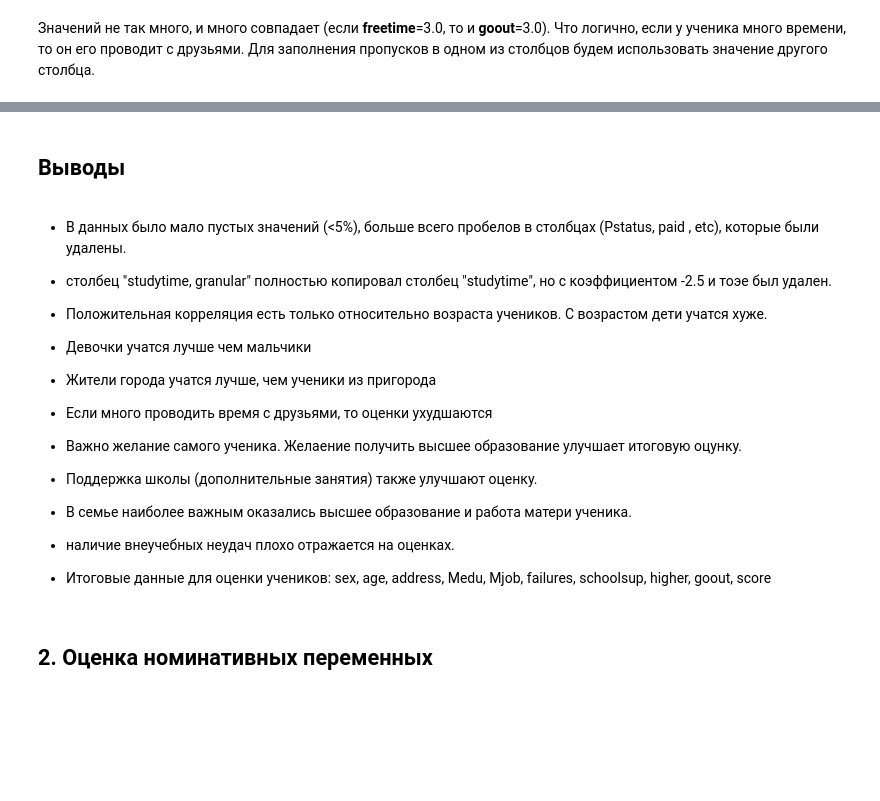
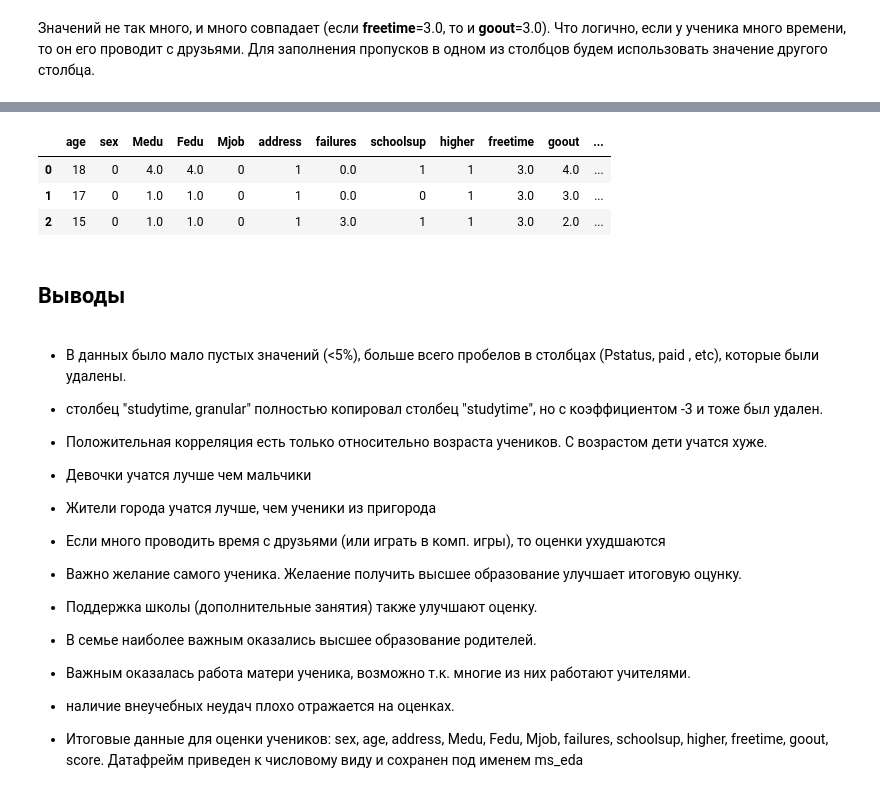
Before and after one commit to Deus99/skillfactory_rds, a Jupyter notebook: module_2/EDA_Unicef.ipynb, the cells around one changed output, grey strips where cells are left out. Cells and saved outputs as stored; diff of their text form; code cells hidden in the pictures; blank space fills up the shorter version.

```diff
--- a/module_2/EDA_Unicef.ipynb
+++ b/module_2/EDA_Unicef.ipynb
@@ -1137,0 +1055,3 @@ math_EDA.sample(5)
+# %%
+cols_catr = get_stat_dif(columns)
+print('найдены статистические различия для колонок:', cols_catr)
@@ -1137,0 +1062,8 @@ math_EDA.sample(5)
+# %%
+cols_eda = []
+cols_eda.append('age')
+cols_eda.extend(cols_catr)
+cols_eda.append('score')
+
+ms_eda = ms[cols_eda]
+ms_eda.info()
@@ -1137,0 +1090,13 @@ math_EDA.sample(5)
+# %%
+for column in (ms_eda.select_dtypes('object').columns):
+    dict_repl = {}
+    for i, col_name in enumerate(ms_eda[column].sort_values().unique()):
+        dict_repl[col_name] = i
+    ms_eda = ms_eda.replace({column : dict_repl})
+
+ms_eda.head(3)
+# %% [output]
+|  | age | sex | Medu | Fedu | Mjob | address | failures | schoolsup | higher | freetime | goout | ... |
+| 0 | 18 | 0 | 4.0 | 4.0 | 0 | 1 | 0.0 | 1 | 1 | 3.0 | 4.0 | ... |
+| 1 | 17 | 0 | 1.0 | 1.0 | 0 | 1 | 0.0 | 0 | 1 | 3.0 | 3.0 | ... |
+| 2 | 15 | 0 | 1.0 | 1.0 | 0 | 1 | 3.0 | 1 | 1 | 3.0 | 2.0 | ... |
@@ -1139,16 +1106,15 @@ math_EDA.sample(5)
 ## Выводы
 # %% [markdown]
 * В данных было мало пустых значений (<5%), больше всего пробелов в столбцах (Pstatus, paid , etc), которые были удалены.
-* столбец "studytime, granular" полностью копировал столбец "studytime", но с коэффициентом -2.5 и тоэе был удален.
+* столбец "studytime, granular" полностью копировал столбец "studytime", но с коэффициентом -3 и тоже был удален.
 * Положительная корреляция есть только относительно возраста учеников. С возрастом дети учатся хуже.
 * Девочки учатся лучше чем мальчики
 * Жители города учатся лучше, чем ученики из пригорода
-* Если много проводить время с друзьями, то оценки ухудшаются
+* Если много проводить время с друзьями (или играть в комп. игры), то оценки ухудшаются
 * Важно желание самого ученика. Желаение получить высшее образование улучшает итоговую оцунку.
 * Поддержка школы (дополнительные занятия) также улучшают оценку.
-* В семье наиболее важным оказались высшее образование и работа матери ученика.
+* В семье наиболее важным оказались высшее образование родителей.
+* Важным оказалась работа матери ученика, возможно т.к. многие из них работают учителями.
 * наличие внеучебных неудач плохо отражается на оценках.
 
-* Итоговые данные для оценки учеников: sex, age, address, Medu, Mjob, failures, schoolsup, higher, goout, score
+* Итоговые данные для оценки учеников: sex, age, address, Medu, Fedu, Mjob, failures, schoolsup, higher, freetime, goout, score. Датафрейм приведен к числовому виду и сохранен под именем ms_eda
-# %% [markdown]
-## 2. Оценка номинативных переменных
```
Also changed, not shown: parts of 115 cells of this notebook.
